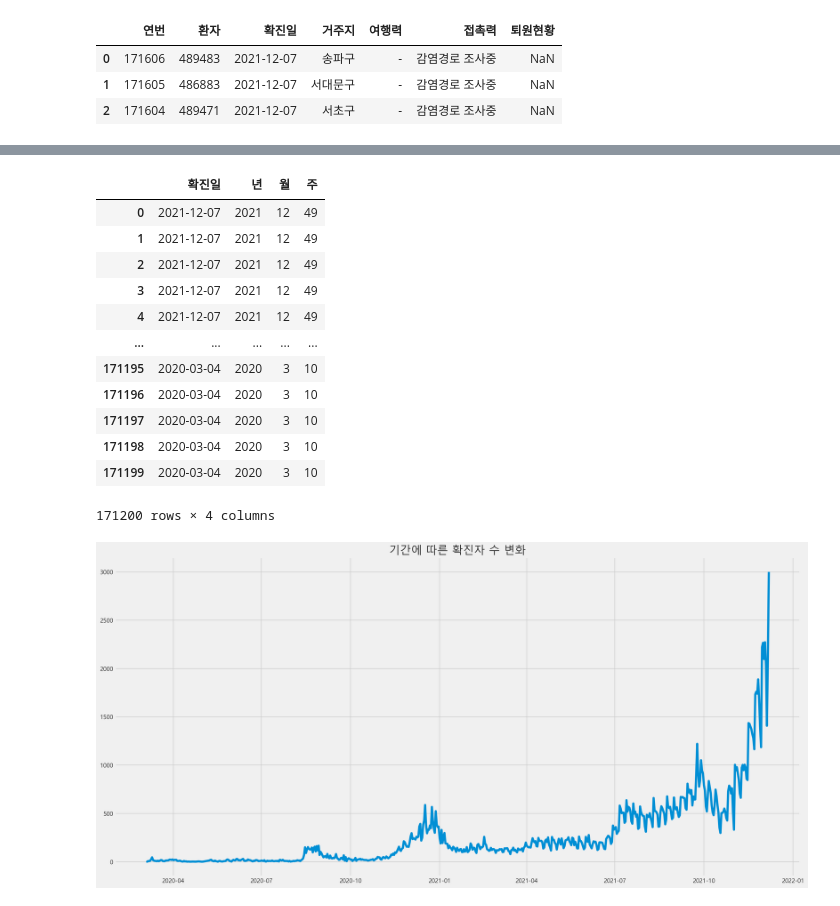
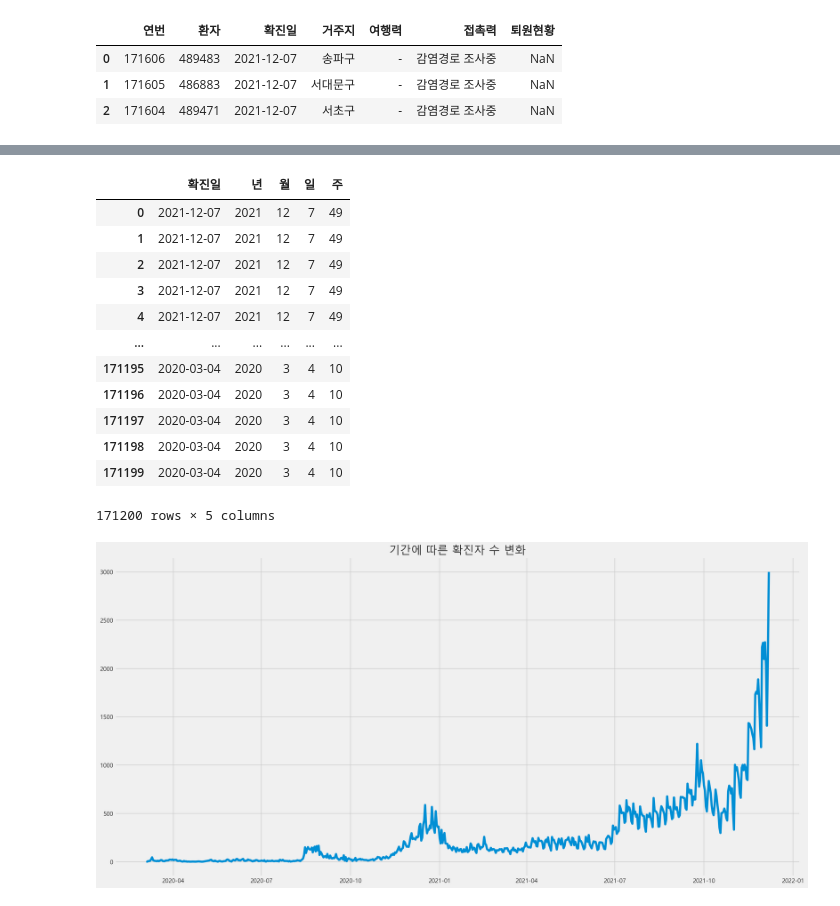
Before and after one commit to hwaneest/DataCamp_Donates_2021, a Jupyter notebook: MJ/DSF_Team_Project/Covid EDA.ipynb, the cells around one changed output, grey strips where cells are left out. Cells and saved outputs as stored; diff of their text form; code cells hidden in the pictures.

```diff
--- a/MJ/DSF_Team_Project/Covid EDA.ipynb
+++ b/MJ/DSF_Team_Project/Covid EDA.ipynb
@@ -58,25 +58,26 @@ memory usage: 10.4+ MB
 # %%
 df["확진일"] = pd.to_datetime(df["확진일"])
 df["확진일"] = pd.to_datetime(df["확진일"])
 df["년"] = df["확진일"].dt.year
 df["월"] = df["확진일"].dt.month
+df["일"] = df["확진일"].dt.day
 df["주"] = df["확진일"].dt.week
 
-df[["확진일", "년", "월", "주"]]
+df[["확진일", "년", "월", "일", "주"]]
 # %% [output]
-|  | 확진일 | 년 | 월 | 주 |
-| 0 | 2021-12-07 | 2021 | 12 | 49 |
-| 1 | 2021-12-07 | 2021 | 12 | 49 |
-| 2 | 2021-12-07 | 2021 | 12 | 49 |
-| 3 | 2021-12-07 | 2021 | 12 | 49 |
-| 4 | 2021-12-07 | 2021 | 12 | 49 |
-| ... | ... | ... | ... | ... |
-| 171195 | 2020-03-04 | 2020 | 3 | 10 |
-| 171196 | 2020-03-04 | 2020 | 3 | 10 |
-| 171197 | 2020-03-04 | 2020 | 3 | 10 |
-| 171198 | 2020-03-04 | 2020 | 3 | 10 |
-| 171199 | 2020-03-04 | 2020 | 3 | 10 |
+|  | 확진일 | 년 | 월 | 일 | 주 |
+| 0 | 2021-12-07 | 2021 | 12 | 7 | 49 |
+| 1 | 2021-12-07 | 2021 | 12 | 7 | 49 |
+| 2 | 2021-12-07 | 2021 | 12 | 7 | 49 |
+| 3 | 2021-12-07 | 2021 | 12 | 7 | 49 |
+| 4 | 2021-12-07 | 2021 | 12 | 7 | 49 |
+| ... | ... | ... | ... | ... | ... |
+| 171195 | 2020-03-04 | 2020 | 3 | 4 | 10 |
+| 171196 | 2020-03-04 | 2020 | 3 | 4 | 10 |
+| 171197 | 2020-03-04 | 2020 | 3 | 4 | 10 |
+| 171198 | 2020-03-04 | 2020 | 3 | 4 | 10 |
+| 171199 | 2020-03-04 | 2020 | 3 | 4 | 10 |
-171200 rows × 4 columns
+171200 rows × 5 columns
 # %%
 #20년 말에 확진자 급증은 추석연휴 간 이동, 수도권을 중심으로 집단감역
 #2021-7월 코로나 확진자수 증가 원인은 실내체육시설, 어린이집, 직장 등 각종 생활시설에서 신규 집단감염
```
Also changed, not shown: parts of 14 cells of this notebook, 1 other file.
